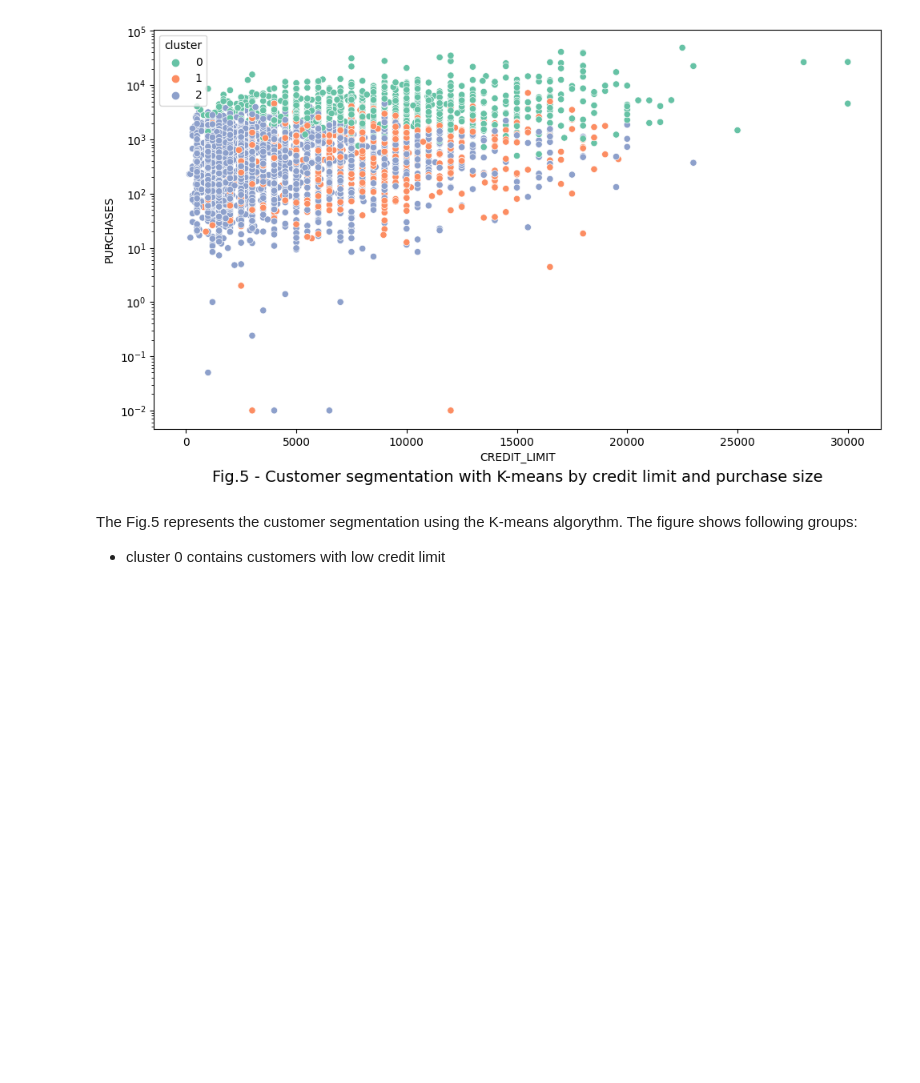
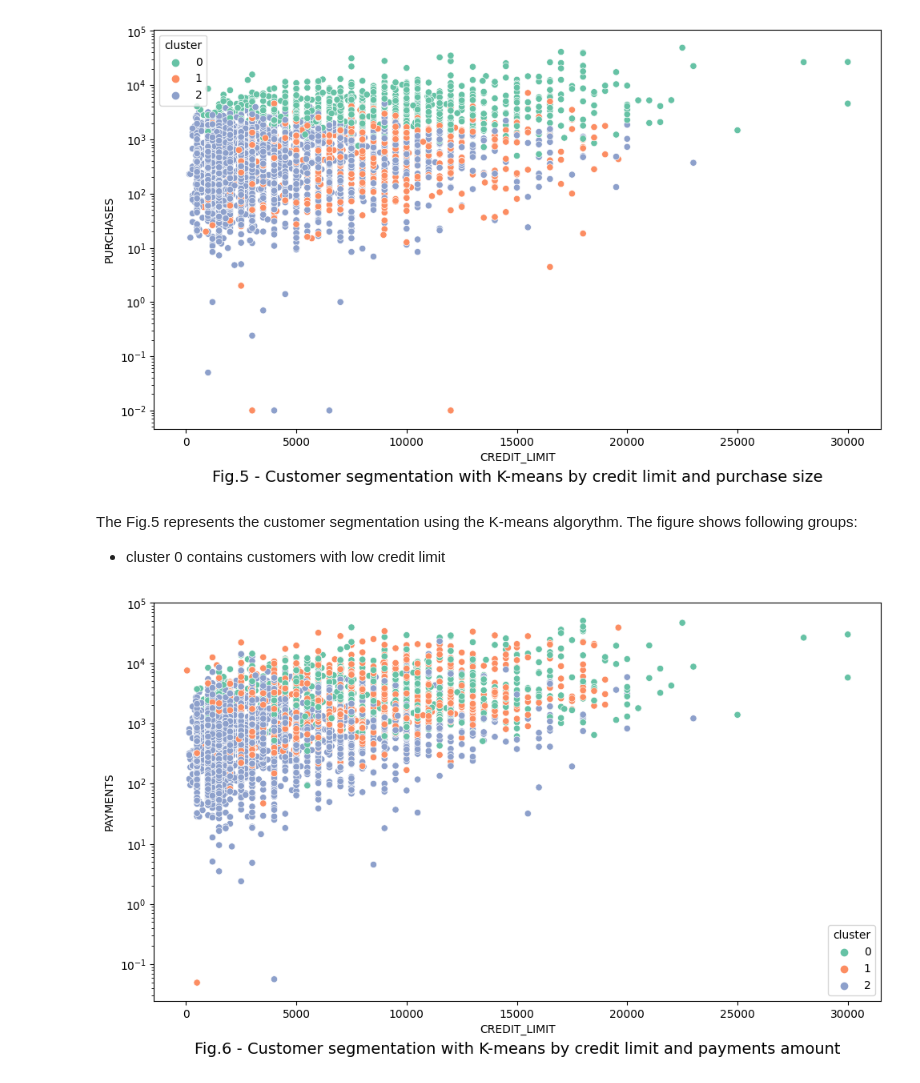
Before and after one commit to Alex1iv/customer_segmentation, a Jupyter notebook: notebooks/segmentation.ipynb, the cells around one changed output. Saved outputs shown, nothing was run; the diff lists cells and outputs as text; code cells hidden in the pictures; blank space fills up the shorter version.

```diff
--- a/notebooks/segmentation.ipynb
+++ b/notebooks/segmentation.ipynb
@@ -369,3 +367,14 @@ plt.savefig(os.path.join(figures_path, f'fig_{plot_counter}.png'))
 # %% [markdown]
 The Fig.5 represents the customer segmentation using the K-means algorythm. The figure shows following groups:
 * cluster 0 contains customers with low credit limit
+# %%
+plot_counter = 6
+plt.figure(figsize=(10,6))
+fig = sns.scatterplot(data=data, x='CREDIT_LIMIT', y='PAYMENTS', hue='cluster', palette="Set2")#;  size="TENURE", sizes=(20, 200),
+fig.set_yscale('log')
+fig.set_title(f'Fig.{plot_counter} - Customer segmentation with K-means by credit limit and payments amount', y=-0.15, size=14);
+plt.tight_layout()
+
+#plt.savefig(os.path.join(figures_path, f'fig_{plot_counter}.png'))
+# %% [output]
+[figure, added]
```
Also changed, not shown: parts of 4 cells of this notebook.
